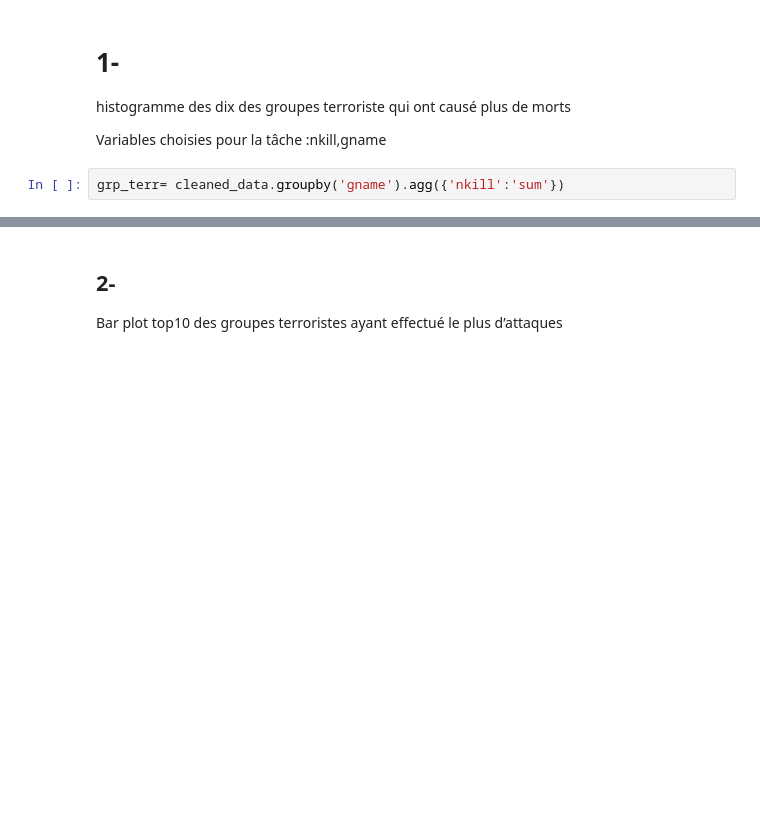
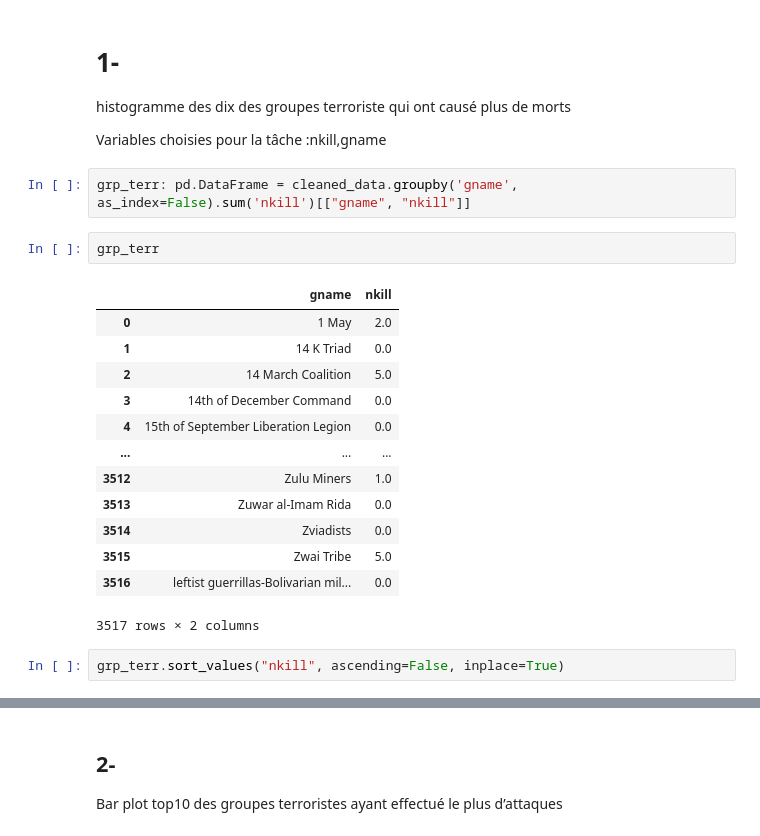
Before and after one commit to Oumar199/TerroristAttackDashboard, a Jupyter notebook: exploration.ipynb, the cells around one changed output, grey strips where cells are left out. Drawn from its saved outputs; the diff is of its cells as text; blank space fills up the shorter version.

```diff
--- a/exploration.ipynb
+++ b/exploration.ipynb
@@ -35,4 +27,22 @@ histogramme des dix des groupes terroriste qui ont causé plus de morts
 
 Variables choisies pour la tâche :nkill,gname
 # %%
-grp_terr= cleaned_data.groupby('gname').agg({'nkill':'sum'})
+grp_terr: pd.DataFrame = cleaned_data.groupby('gname', as_index=False).sum('nkill')[["gname", "nkill"]]
+# %%
+grp_terr
+# %% [output]
+|  | gname | nkill |
+| 0 | 1 May | 2.0 |
+| 1 | 14 K Triad | 0.0 |
+| 2 | 14 March Coalition | 5.0 |
+| 3 | 14th of December Command | 0.0 |
+| 4 | 15th of September Liberation Legion | 0.0 |
+| ... | ... | ... |
+| 3512 | Zulu Miners | 1.0 |
+| 3513 | Zuwar al-Imam Rida | 0.0 |
+| 3514 | Zviadists | 0.0 |
+| 3515 | Zwai Tribe | 5.0 |
+| 3516 | leftist guerrillas-Bolivarian mil... | 0.0 |
+3517 rows × 2 columns
+# %%
+grp_terr.sort_values("nkill", ascending=False, inplace=True)
```
Also changed, not shown: parts of 15 cells of this notebook.
